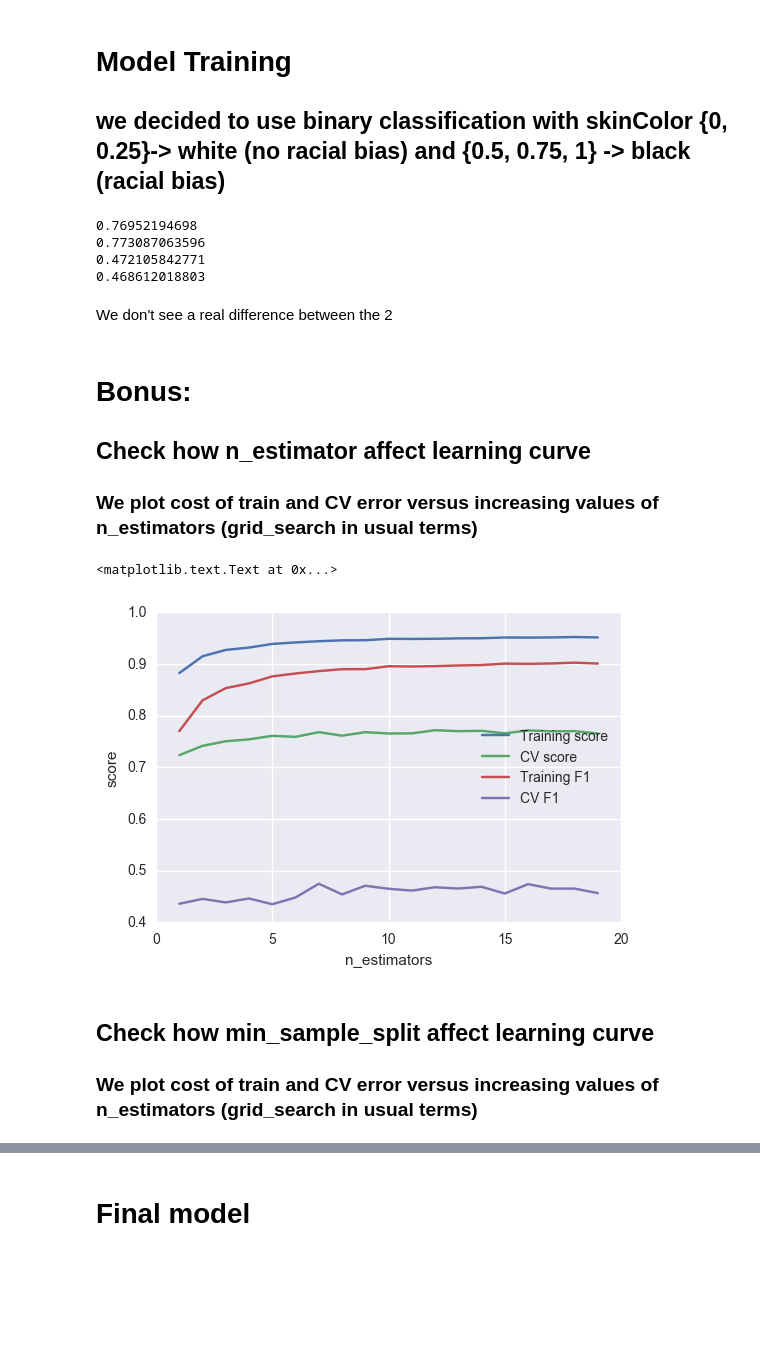
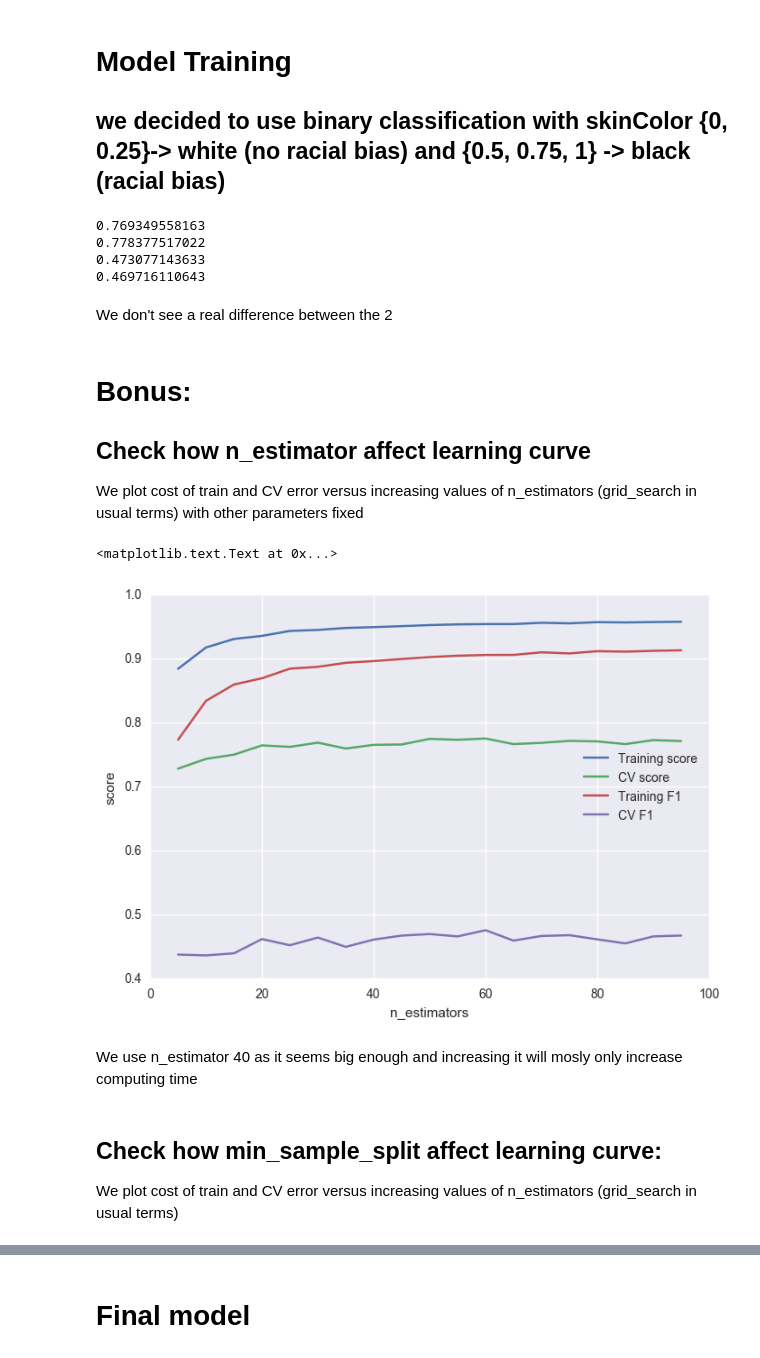
Before and after one commit to mgoretti/ada, a Jupyter notebook: 04 - Applied ML/HW4.ipynb, the cells around one changed output, grey strips where cells are left out. Drawn from its saved outputs; the diff is of its cells as text; code cells hidden in the pictures; blank space fills up the shorter version.

Commit message:
Add feature importance bar plot, start ex2, fix typo and explanation

```diff
--- a/04 - Applied ML/HW4.ipynb
+++ b/04 - Applied ML/HW4.ipynb
@@ -208,7 +213,7 @@ def genFeatures(player):
     Exp = (player['meanIAT'] * player['games']).sum()/games
     IAT2 = player['meanExp'].mean()
     Exp2 = player['meanIAT'].mean()
-    seIAT = math.sqrt((player['nIATs * pow(player['seIAT'],2)).sum()) / (player['nIAT'].sum())
+    seIAT = math.sqrt((player['nIAT'] * pow(player['seIAT'], 2)).sum()) / (player['nIAT'].sum())
     seExp = math.sqrt((player['nExp'] * pow(player['seExp'],2)).sum()) / (player['nExp'].sum())
 
     yellowRateRacistIAT = (player['yellowCards'] * (player['meanIAT'] > 0.35)).sum() / (1e-3+(player['games'] * (player['meanIAT'] > 0.35)).sum())
@@ -252,4 +257,3 @@ def genFeatures(player):
             })
 
 players = df.groupby('playerShort').apply(genFeatures)
-players
@@ -357,16 +343,16 @@ print(scores[:, 1, 0].mean()) # acc of second model
 print(scores[:, 0, 1].mean()) # f1 of first model
 print(scores[:, 1, 1].mean()) # f1 of second model
 # %% [output]
-0.76952194698
-0.773087063596
-0.472105842771
-0.468612018803
+0.769349558163
+0.778377517022
+0.473077143633
+0.469716110643
 # %% [markdown]
 We don't see a real difference between the 2
 # %% [markdown]
 # Bonus:
 ## Check how n_estimator affect learning curve
-### We plot cost of train and CV error versus increasing values of n_estimators (grid_search in usual terms)
+We plot cost of train and CV error versus increasing values of n_estimators (grid_search in usual terms) with other parameters fixed
 # %%
 rfs = list()
 
@@ -382,38 +368,40 @@ scores_n_estimator = np.concatenate(np.asarray([CV(np.array(rfs), scorer, 20) fo
 # Compute accury values for each model
 train_scores = list()
 cv_scores = list()
 train_F1 = list()
 test_F1 = list()
 
 num_model = scores_n_estimator.shape[1]
 
 for n in range(0, num_model):
     cv_scores.append(scores_n_estimator[:, n, 0].mean())
     test_F1.append(scores_n_estimator[:, n, 1].mean())
     train_scores.append(scores_n_estimator[:, n, 2].mean())
     train_F1.append(scores_n_estimator[:, n, 3].mean())
 
 # Build Graph
-axisRange = np.linspace(1, (num_model)*1, num_model)
+axisRange = np.linspace(5, (num_model)*5, num_model)
 
 fig, ax = plt.subplots()
 
 ax.plot(axisRange, train_scores, label='Training score')
 ax.plot(axisRange, cv_scores, label='CV score')
 ax.plot(axisRange, train_F1, label='Training F1 ')
 ax.plot(axisRange, test_F1, label='CV F1')
 
 # Now add the legend with some customizations.
 legend = ax.legend(loc='center right', shadow=True)
 
 plt.xlabel('n_estimators')
 plt.ylabel('score')
 # %% [output]
 <matplotlib.text.Text at 0x...>
-[figure, old version]
+[figure, new version]
+# %% [markdown]
+ We use n_estimator 40 as it seems big enough and increasing it will mosly only increase computing time
 # %% [markdown]
-## Check how min_sample_split affect learning curve
-### We plot cost of train and CV error versus increasing values of n_estimators (grid_search in usual terms)
+## Check how min_sample_split affect learning curve:
+ We plot cost of train and CV error versus increasing values of n_estimators (grid_search in usual terms)
 # %%
 rfs = list()
 
```
Also changed, not shown: parts of 26 cells of this notebook.
